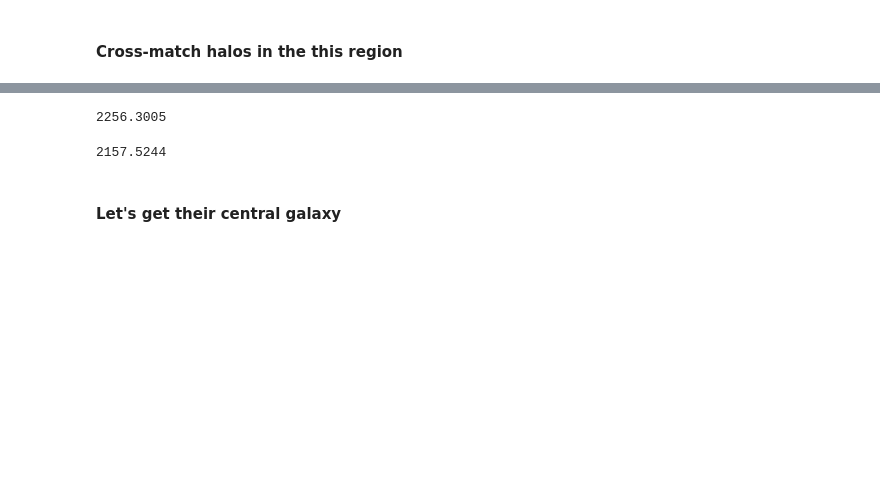
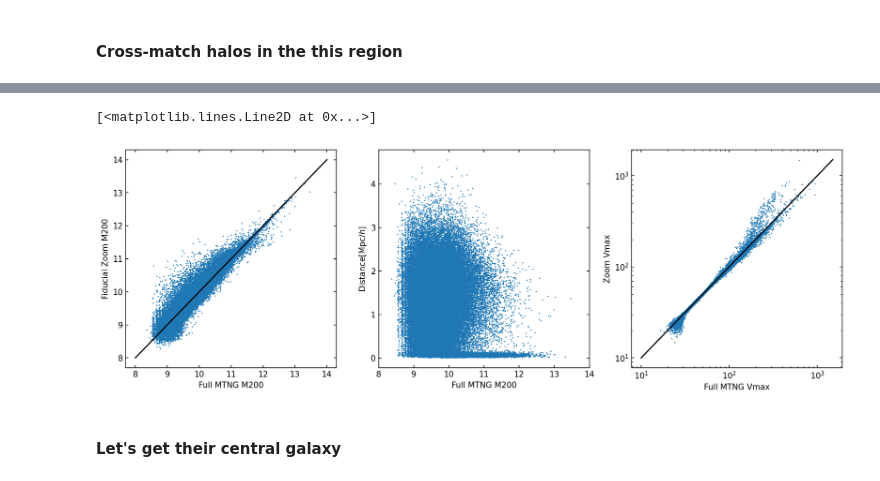
Before and after one commit to fgmaion/MTNG-resims, a Jupyter notebook: Notebooks/cross-matching.ipynb, the cells around one changed output, grey strips where cells are left out. Cells and saved outputs as stored; diff of their text form; code cells hidden in the pictures; blank space fills up the shorter version.

```diff
--- a/Notebooks/cross-matching.ipynb
+++ b/Notebooks/cross-matching.ipynb
@@ -218,8 +247,0 @@ ax[2].imshow(np.log10(1+np.sum(zoom_grid[0,:,:,:],axis=0)))
-# %%
-mtng.fof['halo_m200b'][ind[3]]
-# %% [output]
-2256.3005
-# %%
-zoom.fof['halo_m200b'][3]
-# %% [output]
-2157.5244
@@ -226,3 +259,59 @@ zoom.fof['halo_m200b'][3]
+# %%
+M1 = 1e10 * mtng.fof['halo_m200b'][psel1][ind]
+M2 = 1e10 * zoom.fof['halo_m200b'][psel2]
+
+pos1 = np.transpose(mtng.fof['halo_pos'][psel1][ind], (2,0,1))
+pos2 = zoom.fof['halo_pos'][psel2].T
+
+vmax_1 = mtng.sub['vmax'][mtng.fof['halo_firstsub'][psel1][ind]]
+vmax_2 = zoom.sub['vmax'][zoom.fof['halo_firstsub'][psel2]]
+# %%
+d = metric(M2,M1,pos2,pos1,vmax_2,vmax_1,0.51,1,1)
+
+xmatch = np.zeros(len(M2), dtype=int)
+dmatch = np.zeros(len(M2))
+
+for i in range(len(M2)):
+    xmatch[i] = ind[i,np.where(d[i]==d[i].min())[0][0]]
+    dmatch[i] = dist[i,np.where(d[i]==d[i].min())[0][0]]
+# %%
+fig, ax = plt.subplots(1, 3, dpi=150, figsize=(16,5))
+
+Xarr = np.log10(1e10*mtng.fof['halo_m200b'][psel1][xmatch])
+Yarr = np.log10(1e10*zoom.fof['halo_m200b'][psel2])
+
+ax[0].plot(Xarr, Yarr, marker='o', color='C0', ms=0.5, ls='')
+
+ax[0].set_xlabel('Full MTNG M200')
+ax[0].set_ylabel('Fiducial Zoom M200')
+
+ax[0].plot(np.linspace(8,14,10), np.linspace(8,14,10), color='k')
+
+#
+
+ax[1].set_xlabel('Full MTNG M200')
+ax[1].set_ylabel('Distance$[$Mpc$/h]$')
+
+ax[1].plot(np.log10(1e10*mtng.fof['halo_m200b'][psel1][xmatch]), dmatch, marker='o', color='C0', ms=0.5, ls='')
+
+ax[1].set_xlim(8,14)
+
+#
+
+ax[2].set_xscale('log')
+ax[2].set_yscale('log')
+
+ax[2].set_xlabel('Full MTNG Vmax')
+ax[2].set_ylabel('Zoom Vmax')
+
+ax[2].plot(mtng.sub['vmax'][mtng.fof['halo_firstsub'][psel1][xmatch]], zoom.sub['vmax'][zoom.fof['halo_firstsub'][psel2]], marker='o', color='C0', ms=0.5, ls='')
+
+ax[2].plot(np.linspace(10,1500,100), np.linspace(10,1500,100), color='k')
+
+#ax[2].set_xlim(4e10,3e15)
+# %% [output]
+[<matplotlib.lines.Line2D at 0x...>]
+[figure, added]
 # %% [markdown]
 #### Let's get their central galaxy
 # %%
```
Also changed, not shown: parts of 38 cells of this notebook, 1 other file.
